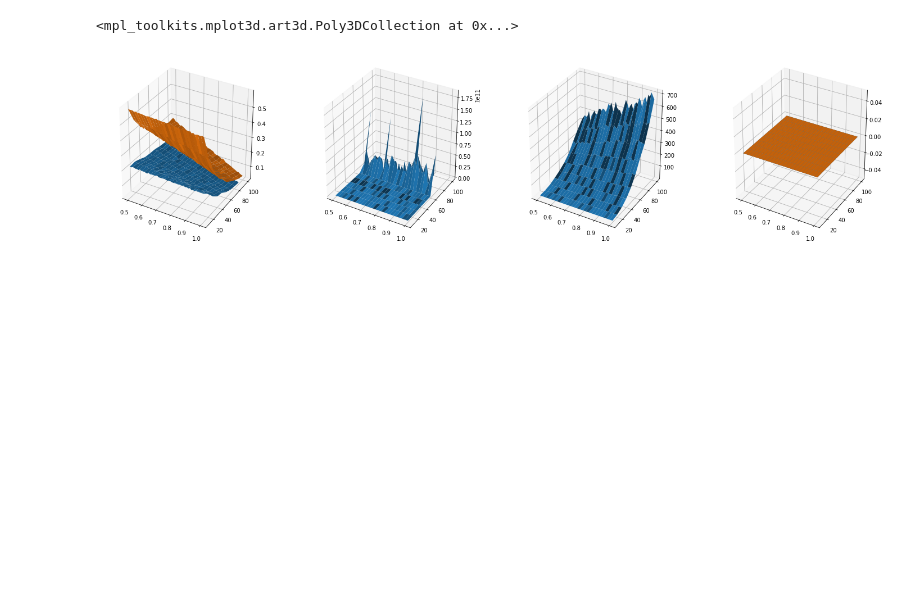
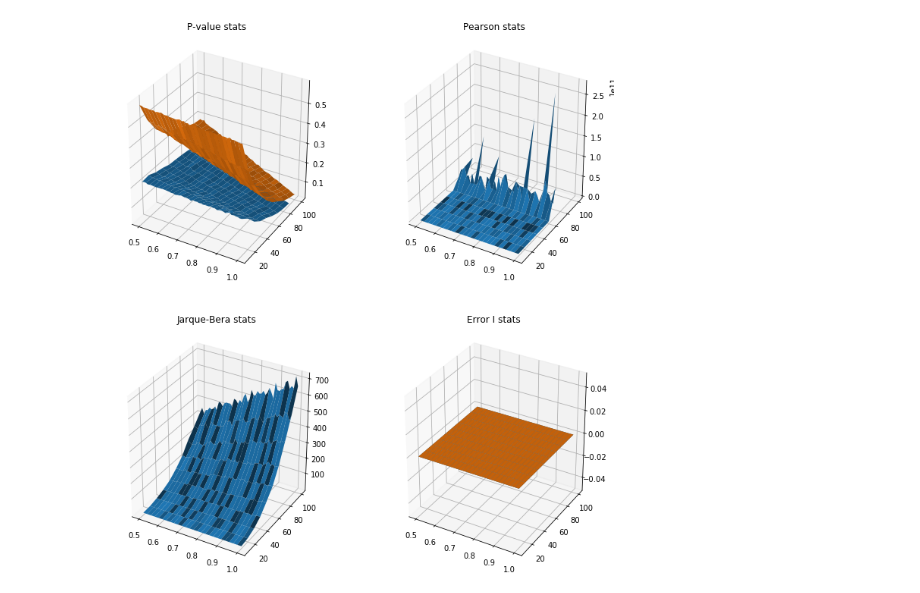
Before and after one commit to SkymeFactor/AppMath, a Jupyter notebook: Lab2/Lab-2.ipynb, the cells around one changed output. Cells and saved outputs as stored; diff of their text form; code cells hidden in the pictures; blank space fills up the shorter version.

Commit message:
feat: table titles added

```diff
--- a/Lab2/Lab-2.ipynb
+++ b/Lab2/Lab-2.ipynb
@@ -142,40 +142,43 @@ for it_size in enumerate(n):
         pr_lim = np.array([])
         # generate $(count) samples
         for it in range(count):
             arr = generate_distribution(it_size[1], it_prob[1])
             pr = pearson_test(arr[1], 0.05)
             jb = jarque_bera_test(arr[1])
             # bind resulting scores to the temporary arrays
             pr_pval = np.append(pr_pval, pr["p-value"])
             jb_pval = np.append(jb_pval, jb["p-value"])
             pr_stat = np.append(pr_stat, pr["Chi_square"])
             jb_stat = np.append(jb_stat, jb["Jarque_Bera"])
             # check if there are some type I errors
             if (arr[0] == 'normal' and pr_pval < 0.05):
                 eresp += 1
             if (arr[0] == 'normal' and jb_pval < 0.05):
                 eresj += 1
         # extract mean values of the temporary arrays
         presp[it_size[0], it_prob[0]] = np.mean(pr_pval)
         presj[it_size[0], it_prob[0]] = np.mean(jb_pval)
         sresp[it_size[0], it_prob[0]] = np.mean(pr_stat)
         sresj[it_size[0], it_prob[0]] = np.mean(jb_stat)
 
 # build plots
-fig = plt.figure(figsize=(25, 6))
-ax1 = fig.add_subplot(1, 4, 1, projection='3d')
+fig = plt.figure(figsize=(12, 13))
+ax1 = fig.add_subplot(2, 2, 1, projection='3d')
 ax1.plot_surface(X, Y, presp)
 ax1.plot_surface(X, Y, presj)
-ax2 = fig.add_subplot(1, 4, 2, projection='3d')
+ax1.title.set_text('P-value stats')
+ax2 = fig.add_subplot(2, 2, 2, projection='3d')
 ax2.plot_surface(X, Y, sresp)
-ax3 = fig.add_subplot(1, 4, 3, projection='3d')
+ax2.title.set_text('Pearson stats')
+ax3 = fig.add_subplot(2, 2, 3, projection='3d')
 ax3.plot_surface(X, Y, sresj)
-ax4 = fig.add_subplot(1, 4, 4, projection='3d')
+ax3.title.set_text('Jarque-Bera stats')
+ax4 = fig.add_subplot(2, 2, 4, projection='3d')
 ax4.plot_surface(X, Y, eresp)
 ax4.plot_surface(X, Y, eresj)
+ax4.title.set_text('Error I stats')
 # %% [output]
-<mpl_toolkits.mplot3d.art3d.Poly3DCollection at 0x...>
-[figure, old version]
+[figure, new version]
 # %%
 '''
 from numpy import e, inf
```
